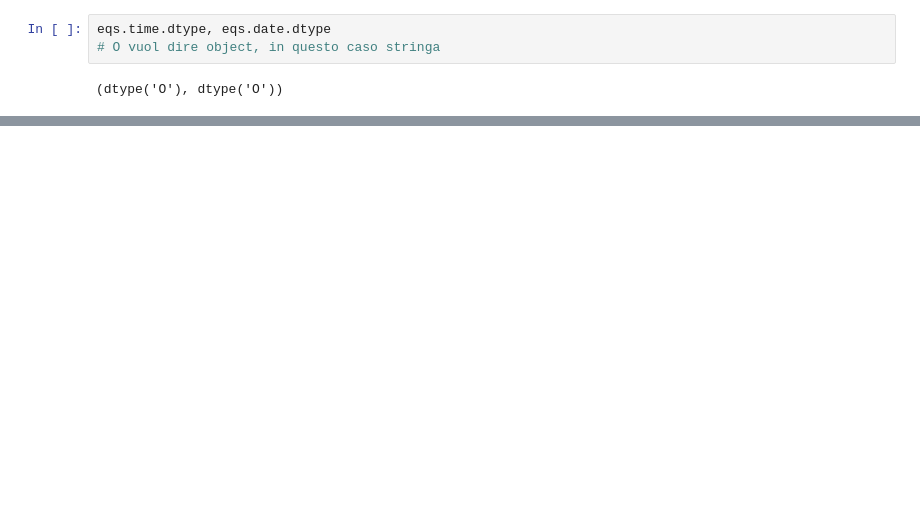
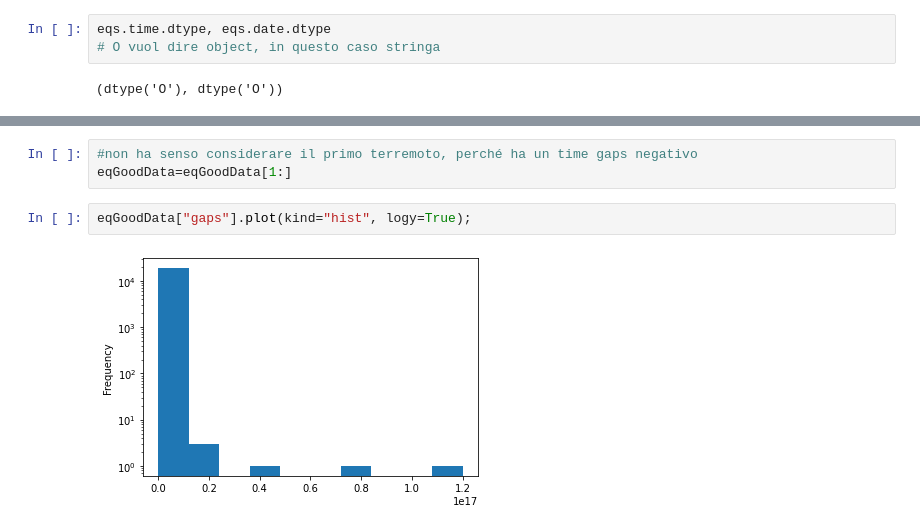
Before and after one commit to AlbertoBassanoni/MLPNS_ABassanoni, a Jupyter notebook: MLPNS23_Lesson_17_3.ipynb, the cells around one changed output, grey strips where cells are left out. Drawn from its saved outputs; the diff is of its cells as text; blank space fills up the shorter version.

```diff
--- a/MLPNS23_Lesson_17_3.ipynb
+++ b/MLPNS23_Lesson_17_3.ipynb
@@ -215,0 +436,7 @@ for i in range(len(eqs)):
+# %%
+#non ha senso considerare il primo terremoto, perché ha un time gaps negativo
+eqGoodData=eqGoodData[1:]
+# %%
+eqGoodData["gaps"].plot(kind="hist", logy=True);
+# %% [output]
+[figure, added]
```
Also changed, not shown: parts of 33 cells of this notebook.
